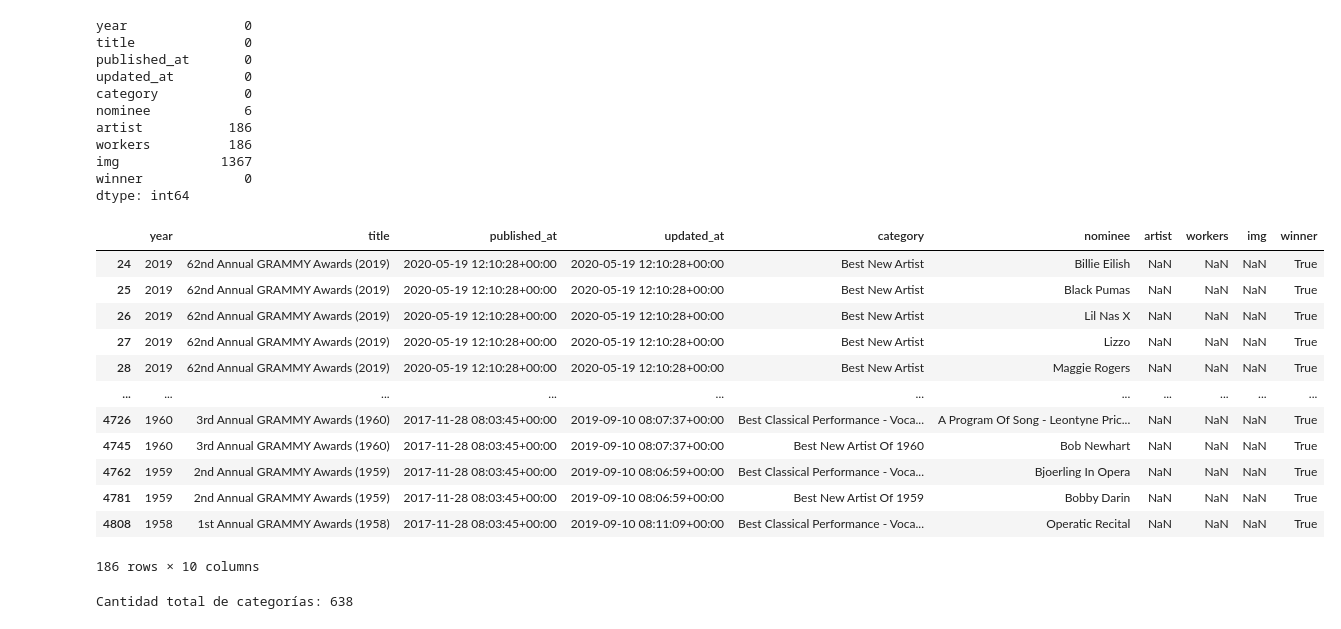
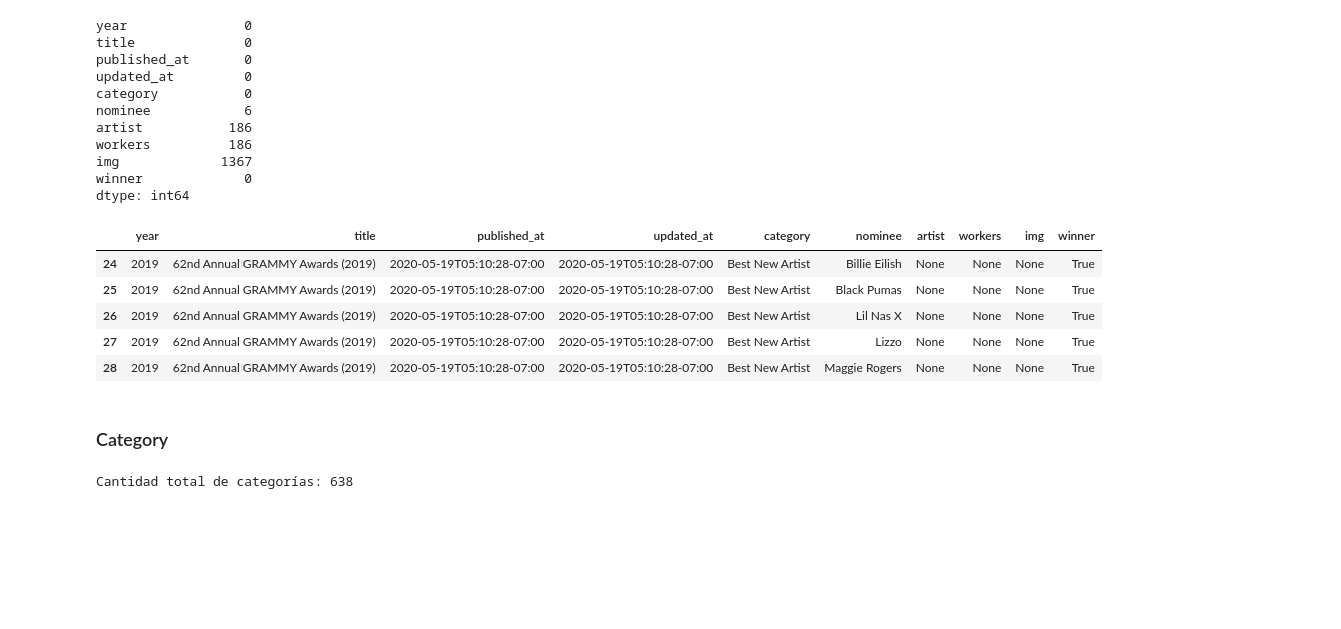
Before and after one commit to MarianaMera12/Workshop-2, a Jupyter notebook: EDA_Notebooks/02_EDA.ipynb, the cells around one changed output. Drawn from its saved outputs; the diff is of its cells as text; code cells hidden in the pictures; blank space fills up the shorter version.

```diff
--- a/EDA_Notebooks/02_EDA.ipynb
+++ b/EDA_Notebooks/02_EDA.ipynb
@@ -5,4 +7,0 @@ import pandas as pd
-# %%
-csv_file = '../data/the_grammy_awards.csv'
-df = pd.read_csv(csv_file, sep=',', encoding='latin-1')
-df.head()
@@ -15,0 +10,15 @@ df.head()
+# %%
+load_dotenv()
+
+# Crear conexión a la base de datos
+try:
+    connection = psycopg2.connect(
+        dbname=os.getenv('DB_NAME'),
+        user=os.getenv('DB_USER'),
+        password=os.getenv('DB_PASSWORD'),
+        host=os.getenv('DB_HOST'),
+        port=os.getenv('DB_PORT')
+    )
+    print("Conexión exitosa a la base de datos PostgreSQL")
+except (Exception, psycopg2.Error) as error:
+    print("Error al conectar a la base de datos PostgreSQL:", error)
@@ -15,0 +27,13 @@ df.head()
+# %%
+query = "SELECT * FROM public.grammy;"
+
+try:
+    df = pd.read_sql_query(query, connection)
+    print("Datos de la tabla leídos correctamente en un DataFrame de Pandas")
+except Exception as e:
+    print("Error al leer datos de la tabla:", e)
+
+# Cerrar la conexión a la base de datos
+if connection is not None:
+    connection.close()
+    print("Conexión cerrada")
@@ -65,6 +105,3 @@ workers         2366
 img             1463
 winner             1
 dtype: int64
-# %%
-df["published_at"] = pd.to_datetime(df["published_at"], utc=True)
-df["updated_at"] = pd.to_datetime(df["updated_at"], utc=True)
@@ -221,21 +224,16 @@ img             1367
 winner             0
 dtype: int64
 # %%
-df[df['artist'].isnull() & df['workers'].isnull()]
+df[df['artist'].isnull() & df['workers'].isnull()].head(5)
 # %% [output]
 |  | year | title | published_at | updated_at | category | nominee | artist | workers | img | winner |
-| 24 | 2019 | 62nd Annual GRAMMY Awards (2019) | 2020-05-19 12:10:28+00:00 | 2020-05-19 12:10:28+00:00 | Best New Artist | Billie Eilish | NaN | NaN | NaN | True |
-| 25 | 2019 | 62nd Annual GRAMMY Awards (2019) | 2020-05-19 12:10:28+00:00 | 2020-05-19 12:10:28+00:00 | Best New Artist | Black Pumas | NaN | NaN | NaN | True |
-| 26 | 2019 | 62nd Annual GRAMMY Awards (2019) | 2020-05-19 12:10:28+00:00 | 2020-05-19 12:10:28+00:00 | Best New Artist | Lil Nas X | NaN | NaN | NaN | True |
-| 27 | 2019 | 62nd Annual GRAMMY Awards (2019) | 2020-05-19 12:10:28+00:00 | 2020-05-19 12:10:28+00:00 | Best New Artist | Lizzo | NaN | NaN | NaN | True |
-| 28 | 2019 | 62nd Annual GRAMMY Awards (2019) | 2020-05-19 12:10:28+00:00 | 2020-05-19 12:10:28+00:00 | Best New Artist | Maggie Rogers | NaN | NaN | NaN | True |
-| ... | ... | ... | ... | ... | ... | ... | ... | ... | ... | ... |
-| 4726 | 1960 | 3rd Annual GRAMMY Awards (1960) | 2017-11-28 08:03:45+00:00 | 2019-09-10 08:07:37+00:00 | Best Classical Performance - Voca... | A Program Of Song - Leontyne Pric... | NaN | NaN | NaN | True |
-| 4745 | 1960 | 3rd Annual GRAMMY Awards (1960) | 2017-11-28 08:03:45+00:00 | 2019-09-10 08:07:37+00:00 | Best New Artist Of 1960 | Bob Newhart | NaN | NaN | NaN | True |
-| 4762 | 1959 | 2nd Annual GRAMMY Awards (1959) | 2017-11-28 08:03:45+00:00 | 2019-09-10 08:06:59+00:00 | Best Classical Performance - Voca... | Bjoerling In Opera | NaN | NaN | NaN | True |
-| 4781 | 1959 | 2nd Annual GRAMMY Awards (1959) | 2017-11-28 08:03:45+00:00 | 2019-09-10 08:06:59+00:00 | Best New Artist Of 1959 | Bobby Darin | NaN | NaN | NaN | True |
-| 4808 | 1958 | 1st Annual GRAMMY Awards (1958) | 2017-11-28 08:03:45+00:00 | 2019-09-10 08:11:09+00:00 | Best Classical Performance - Voca... | Operatic Recital | NaN | NaN | NaN | True |
+| 24 | 2019 | 62nd Annual GRAMMY Awards (2019) | 2020-05-19T05:10:28-07:00 | 2020-05-19T05:10:28-07:00 | Best New Artist | Billie Eilish | None | None | None | True |
+| 25 | 2019 | 62nd Annual GRAMMY Awards (2019) | 2020-05-19T05:10:28-07:00 | 2020-05-19T05:10:28-07:00 | Best New Artist | Black Pumas | None | None | None | True |
+| 26 | 2019 | 62nd Annual GRAMMY Awards (2019) | 2020-05-19T05:10:28-07:00 | 2020-05-19T05:10:28-07:00 | Best New Artist | Lil Nas X | None | None | None | True |
+| 27 | 2019 | 62nd Annual GRAMMY Awards (2019) | 2020-05-19T05:10:28-07:00 | 2020-05-19T05:10:28-07:00 | Best New Artist | Lizzo | None | None | None | True |
+| 28 | 2019 | 62nd Annual GRAMMY Awards (2019) | 2020-05-19T05:10:28-07:00 | 2020-05-19T05:10:28-07:00 | Best New Artist | Maggie Rogers | None | None | None | True |
-186 rows × 10 columns
+# %% [markdown]
+### Category
 # %%
 cantidad_total_categorias = df['category'].nunique()
 print("Cantidad total de categorías:", cantidad_total_categorias)
```
Also changed, not shown: parts of 29 cells of this notebook, 9 other files.
